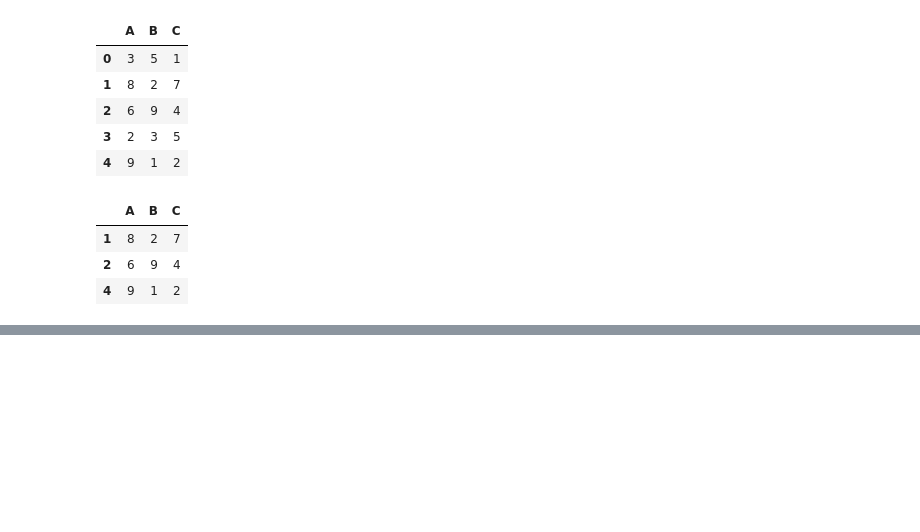
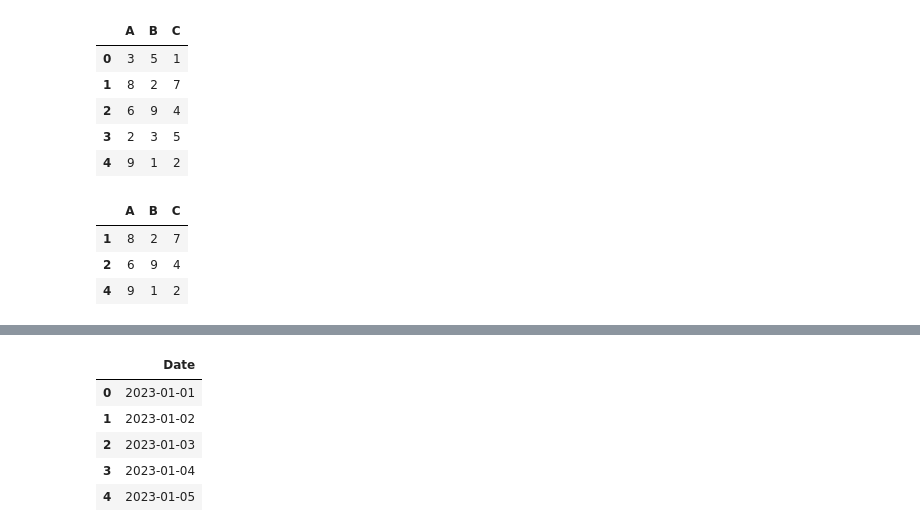
Before and after one commit to Arka1212/Data-Science-Assignments, a Jupyter notebook: Pandas_Advance_Assignment.ipynb, the cells around one changed output, grey strips where cells are left out. Saved outputs shown, nothing was run; the diff lists cells and outputs as text; code cells hidden in the pictures; blank space fills up the shorter version.

```diff
--- a/Pandas_Advance_Assignment.ipynb
+++ b/Pandas_Advance_Assignment.ipynb
@@ -293,0 +384,12 @@ filter_df(dataset_df)
+# %%
+# Sample DataFrame
+data = {'Date': ['2023-01-01', '2023-01-02', '2023-01-03', '2023-01-04', '2023-01-05']}
+df_weekdays = pd.DataFrame(data)
+df_weekdays
+# %% [output]
+|  | Date |
+| 0 | 2023-01-01 |
+| 1 | 2023-01-02 |
+| 2 | 2023-01-03 |
+| 3 | 2023-01-04 |
+| 4 | 2023-01-05 |
```
Also changed, not shown: parts of 12 cells of this notebook.
